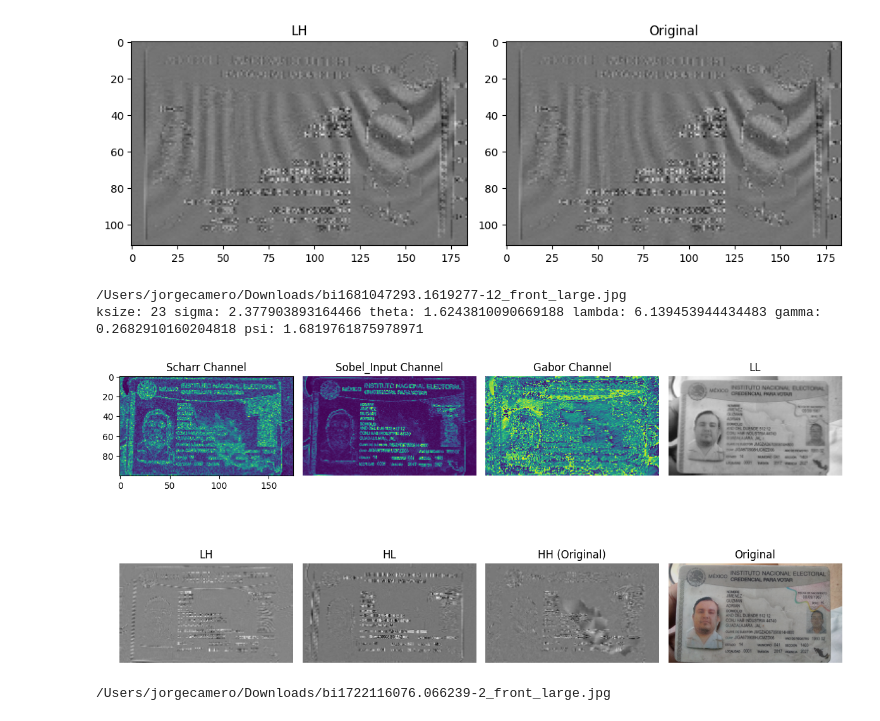
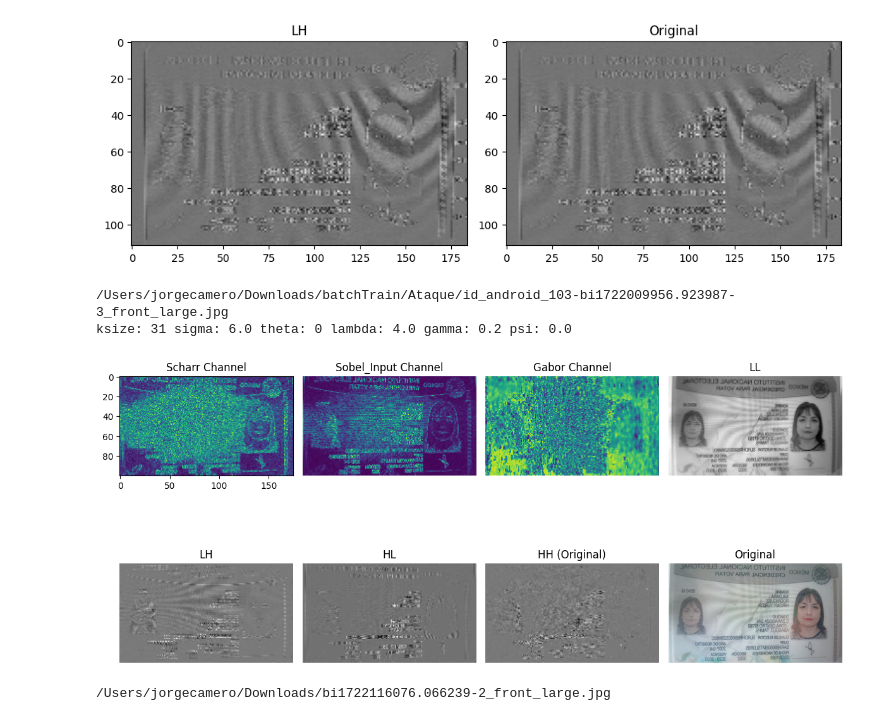
Before and after one commit to CameroJI/Moire-Pattern-Detection-Update, a Jupyter notebook: src/Playground.ipynb, the cells around one changed output. Saved outputs shown, nothing was run; the diff lists cells and outputs as text; code cells hidden in the pictures.

```diff
--- a/src/Playground.ipynb
+++ b/src/Playground.ipynb
@@ -118,19 +118,19 @@ def Sobel(img):
 
     return sobel_combined
 
-def Gabor(img, ksize=31, sigma=4.0, theta=np.pi/2, lambd=8.0, gamma=0.2, psi=0.0):
+def Gabor(img, ksize=31, sigma=6.0, theta=0, lambd=4.0, gamma=0.2, psi=0.0):
     image_np = img.numpy()
 
-    ksize = random.choice([i for i in range(15, 32) if i % 2 != 0])  # Tamaño del kernel (impar)
-    sigma = random.uniform(2.0, 6.0)  # Sigma de la gaussiana
-    theta = random.uniform(0, np.pi)  # Orientación
-    lambd = random.uniform(4.0, 12.0)  # Longitud de onda
-    gamma = random.uniform(0.2, 0.5)  # Relación de aspecto
-    psi = random.uniform(0, np.pi)  # Desfase
+    # ksize = random.choice([i for i in range(15, 32) if i % 2 != 0])  # Tamaño del kernel (impar)
+    # sigma = random.uniform(2.0, 6.0)  # Sigma de la gaussiana
+    # theta = random.uniform(0, np.pi)  # Orientación
+    # lambd = random.uniform(4.0, 12.0)  # Longitud de onda
+    # gamma = random.uniform(0.2, 0.5)  # Relación de aspecto
+    # psi = random.uniform(0, np.pi)  # Desfase
 
     print('ksize:', ksize, 'sigma:', sigma, 'theta:', theta, 'lambda:', lambd, 'gamma:', gamma, 'psi:', psi)
 
-    gabor_kernel = cv2.getGaborKernel((25, 25), 2.5, 1.1, 9.9, 0.47, 1.81, ktype=cv2.CV_64F)
+    gabor_kernel = cv2.getGaborKernel((ksize, ksize), sigma, theta, lambd, gamma, psi, ktype=cv2.CV_64F)
 
     gabor_filtered = cv2.filter2D(image_np, cv2.CV_64F, gabor_kernel)
 
@@ -139,6 +139,8 @@ def Gabor(img, ksize=31, sigma=4.0, theta=np.pi/2, lambd=8.0, gamma=0.2, psi=0.0
     return gabor_filtered
 
 def preprocessImage(image):
+    image = tf.image.random_flip_left_right(image)
+    image = tf.image.random_flip_up_down(image)
     image = tf.image.random_brightness(image, max_delta=0.3)
     image = tf.image.random_contrast(image, lower=0.65, upper=1.35)
 
@@ -215,37 +217,38 @@ def main(image_path):
     plt.title("LH")
     plt.axis('off')
 
     plt.subplot(4, 4, 6)
     plt.imshow(components['HL_Input'].numpy(), cmap='gray')
     plt.title("HL")
     plt.axis('off')
 
     plt.subplot(4, 4, 7)
     plt.imshow(components['HH_Input'].numpy(), cmap='gray')
     plt.title("HH (Original)")
     plt.axis('off')
 
     plt.subplot(4, 4, 8)
     plt.imshow(components['Image_RGB'].numpy(), cmap='gray')
     plt.title("Original")
     plt.axis('off')
 
     plt.tight_layout()
     plt.show()
 
 
 # Especificar la ruta de la imagen y dimensiones
-root = '/Users/jorgecamero/Downloads'
+root = '/Users/jorgecamero/Downloads/batchTrain/Ataque'
 listImg = [img for img in listdir(root) if img.endswith(('.jpg', '.png', '.jpeg'))]
 image_path = random.choice(listImg)
 image_path = join(root, image_path)
+image_path = '/Users/jorgecamero/Downloads/batchTrain/Ataque/id_android_103-bi1722009956.923987-3_front_large.jpg'
 print(image_path)
 
 main(image_path)
 # %% [output]
-/Users/jorgecamero/Downloads/bi1681047293.1619277-12_front_large.jpg
-ksize: 23 sigma: 2.377903893164466 theta: 1.6243810090669188 lambda: 6.139453944434483 gamma: 0.2682910160204818 psi: 1.6819761875978971
+/Users/jorgecamero/Downloads/batchTrain/Ataque/id_android_103-bi1722009956.923987-3_front_large.jpg
+ksize: 31 sigma: 6.0 theta: 0 lambda: 4.0 gamma: 0.2 psi: 0.0
-[figure, old version]
+[figure, new version]
 # %%
 from skimage.filters import gabor
 
```
